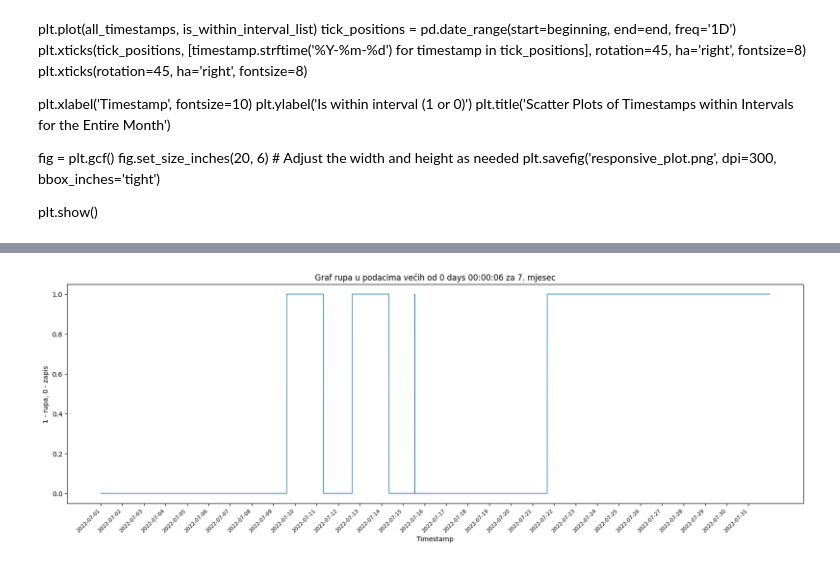
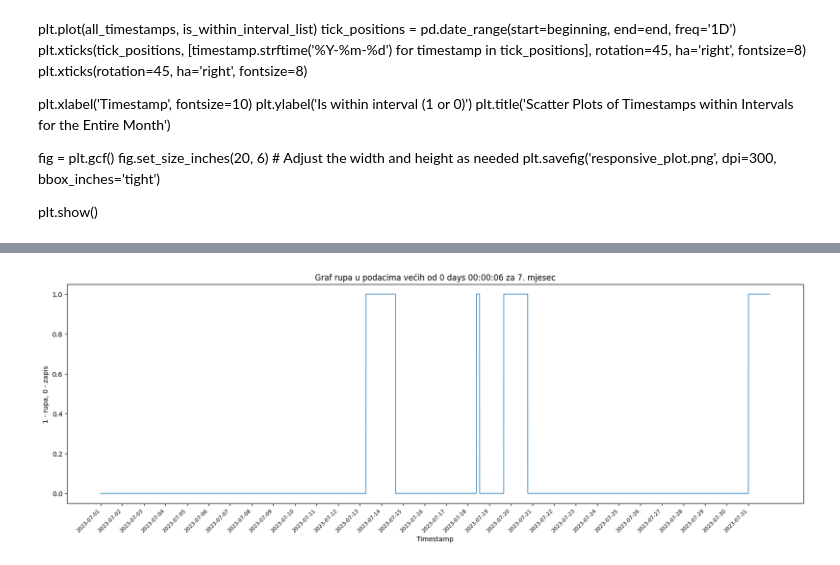
Before and after one commit to mateacvetkovic/Zavrsni-rad, a Jupyter notebook: obrada i graf rupa.ipynb, the cells around one changed output, grey strips where cells are left out. Cells and saved outputs as stored; diff of their text form; code cells hidden in the pictures.

Commit message:
prva verzija grafova bez subplotova

```diff
--- a/obrada i graf rupa.ipynb
+++ b/obrada i graf rupa.ipynb
@@ -70,3 +94,7 @@ fig.set_size_inches(20, 6)  # Adjust the width and height as needed
 plt.savefig('responsive_plot.png', dpi=300, bbox_inches='tight')
 
 plt.show()
+# %%
+def generate_all_timestamps(beginning, end, frequency):
+    all_timestamps = pd.date_range(start=beginning, end=end, freq=frequency)
+    return all_timestamps
@@ -73,33 +123,22 @@ plt.show()
 # %%
-def make_graph(month, step):
-    df=obrada(month,step)
+def make_graph(month,year, step):
+    df=obrada(month,year,step)
     print("{}. mjesec".format(month))
-    print(df)
-    end=pd.to_datetime("2022-{}-01 23:59:59".format(month+1))-pd.Timedelta(days=1)
-    beginning=pd.to_datetime("2022-{}-01 00:00:00".format(month))
-    all_timestamps = pd.date_range(start=beginning, end=end, freq='120S')
-    is_within_interval_list = [
-        any((timestamp >= row['start-time']) and (timestamp <= row['end-time']) for i, row in df.iterrows())
-        for timestamp in all_timestamps
-    ]
-    fig, ax = plt.subplots()  # Create a new figure and axis for each month
-    ax.plot(all_timestamps, is_within_interval_list, linewidth=1)
-    tick_positions = pd.date_range(start=beginning, end=end, freq='1D')
-    ax.set_xticks(tick_positions)
-    ax.set_xticklabels([timestamp.strftime('%Y-%m-%d') for timestamp in tick_positions], rotation=45, ha='right', fontsize=8)
+    end, beginning = get_limits(month, year)
+    #generiranje svih 'trenutaka' u mjesecu kad bi podaci trebali biti upisani
+    all_timestamps = generate_all_timestamps(beginning, end, '30S')
+    #true za trenutke koji su u rupi, false za one koji nisu
 
-    ax.set_xlabel('Timestamp', fontsize=10)
-    ax.set_ylabel('1 - rupa, 0 - zapis')
-    ax.set_title("Graf rupa u podacima većih od {} za {}. mjesec".format(step, month))
-
-    fig.set_size_inches(20, 6)  # Adjust the width and height as needed
-    plt.savefig("{}m_graph.png".format(month), dpi=600, bbox_inches='tight')
-
+    interval_list = check_holes(all_timestamps, df)
+    percentage = interval_list.count(True)/len(interval_list)*100
+    print("Postotak rupa: {} %".format(round(percentage,2)))
+    #stvaranje grafa
+    create_graph(all_timestamps, beginning, end, month, interval_list)
     #plt.show()
     return
 # %%
 step=pd.to_timedelta('00:00:06')
-#make_graph(7,step)
-for i in range(4,12):
-   make_graph(i, step)
+make_graph(7,2023,step)
+#for i in range(4,12):
+ #  make_graph(i, step)
 # %% [output]
@@ -112 +156 @@ for i in range(4,12):
-[figure, old version]
+[figure, new version]
```
Also changed, not shown: parts of 9 cells of this notebook, 3 other files.
